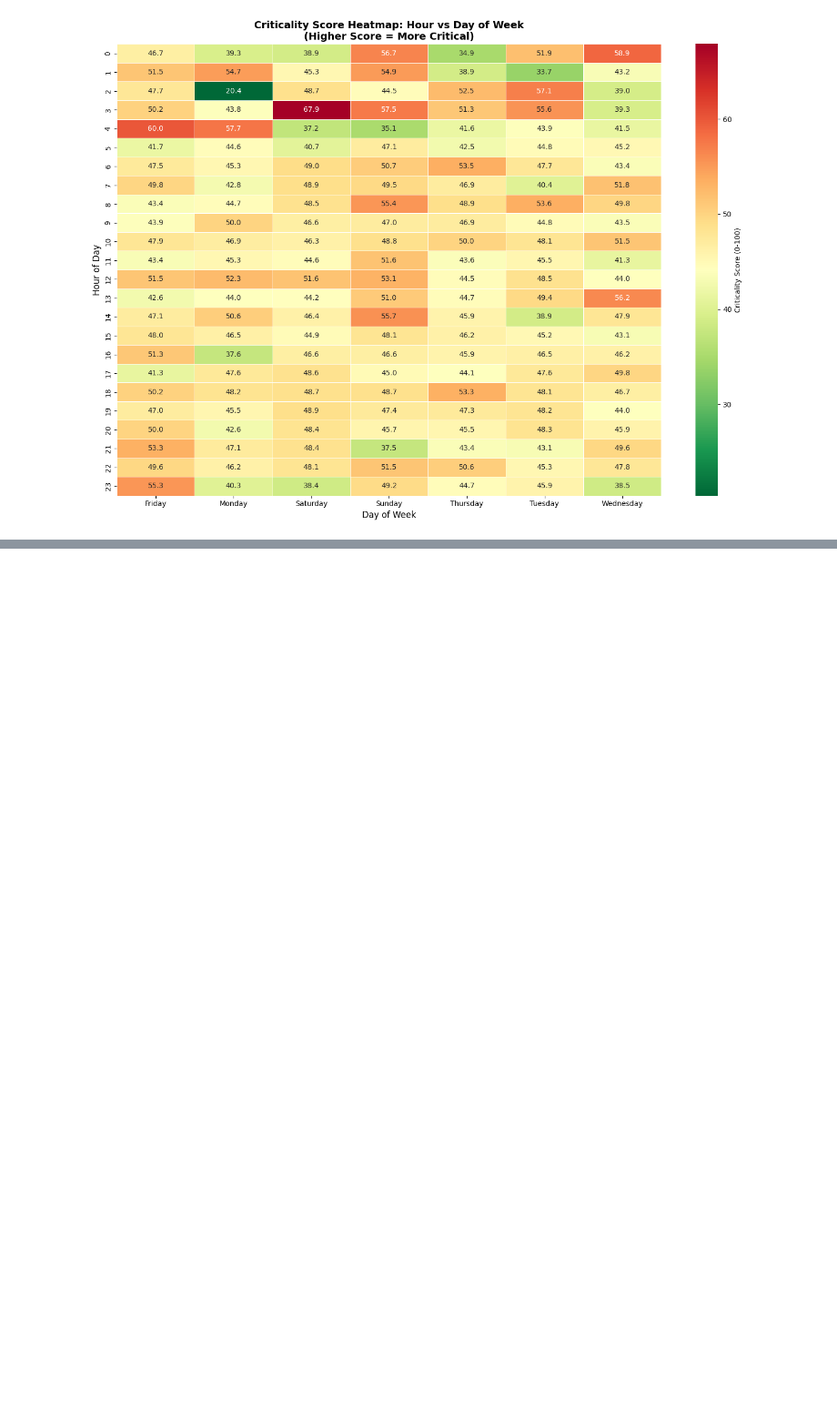
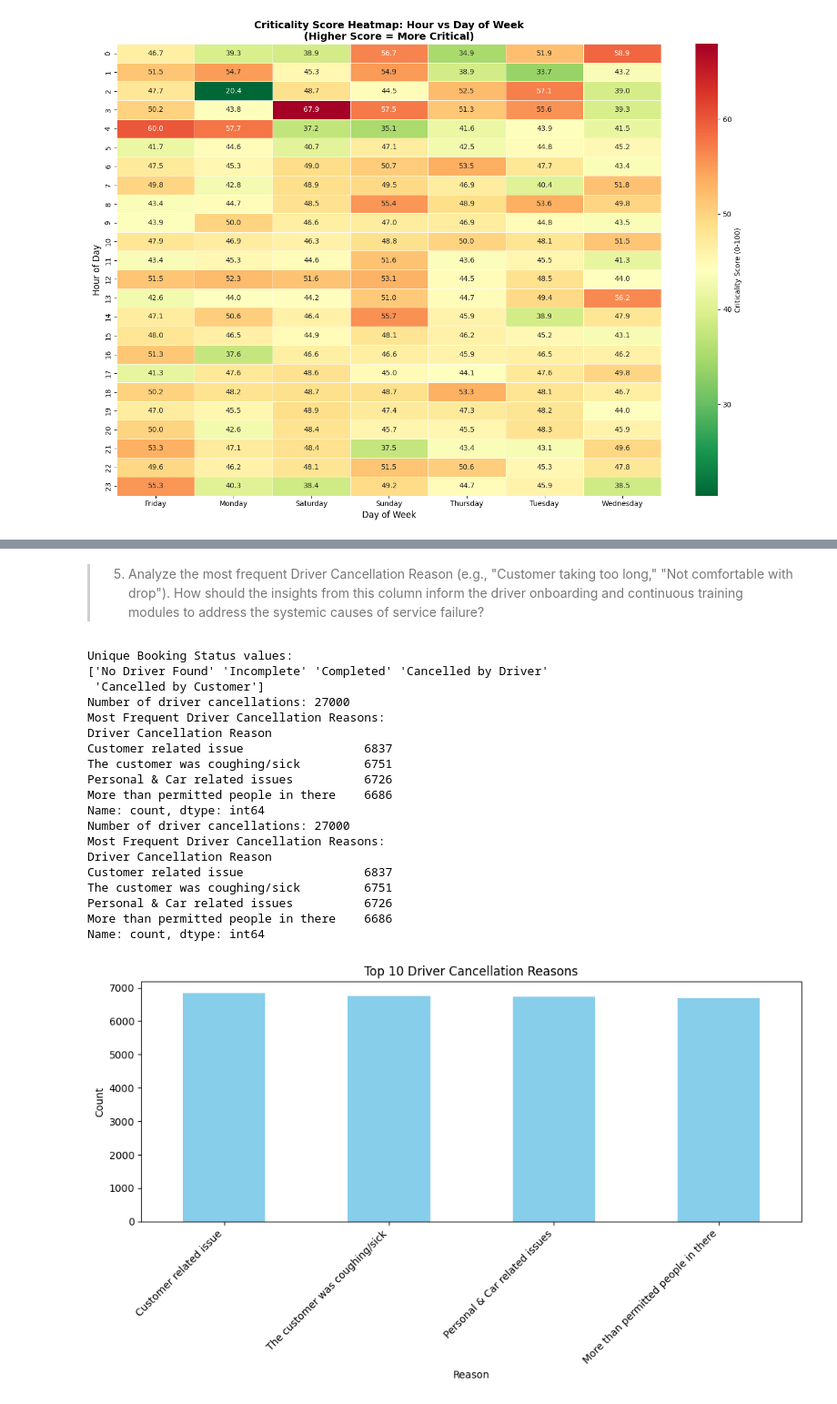
Before and after one commit to satya00089/ai-solutions-for-uber, a Jupyter notebook: ai-solutions-for-uber.ipynb, the cells around one changed output, grey strips where cells are left out. Shown at 91% size. Cells and saved outputs as stored; diff of their text form; code cells hidden in the pictures; blank space fills up the shorter version.

Commit message:
enhancements.

```diff
--- a/ai-solutions-for-uber.ipynb
+++ b/ai-solutions-for-uber.ipynb
@@ -918,0 +594,78 @@ KeyError: 'Predictive_Surge'
+# %% [markdown]
+> 5. Analyze the most frequent Driver Cancellation Reason (e.g., "Customer taking too long," "Not comfortable with drop"). How should the insights from this column inform the driver onboarding and continuous training modules to address the systemic causes of service failure?
+# %%
+# Filter for driver cancellations
+print("Unique Booking Status values:")
+print(df['Booking Status'].unique())
+
+driver_cancellations = df[df['Booking Status'] == 'Cancelled by Driver']
+
+print(f"Number of driver cancellations: {len(driver_cancellations)}")
+
+# Check if 'Driver Cancellation Reason' column exists
+if 'Driver Cancellation Reason' in df.columns:
+    # Get value counts
+    reason_counts = driver_cancellations['Driver Cancellation Reason'].value_counts()
+    print("Most Frequent Driver Cancellation Reasons:")
+    print(reason_counts.head(10))  # Top 10 reasons
+
+    if not reason_counts.empty:
+        # Plot
+        plt.figure(figsize=(10, 6))
+        reason_counts.head(10).plot(kind='bar', color='skyblue')
+        plt.title('Top 10 Driver Cancellation Reasons')
+        plt.xlabel('Reason')
+        plt.ylabel('Count')
+        plt.xticks(rotation=45, ha='right')
+        plt.tight_layout()
+        plt.show()
+
+        # Insights for onboarding and training
+        print("\nInsights for Driver Onboarding and Continuous Training:")
+        top_reasons = reason_counts.head(5).index.tolist()
+
+        if "Customer related issue" in top_reasons:
+            print("- 'Customer related issue': Enhance customer service training. Include modules on communication skills, handling complaints, and de-escalation techniques to improve rider-driver interactions.")
+
+        if "The customer was coughing/sick" in top_reasons:
+            print("- 'The customer was coughing/sick': Provide health and safety training. Onboard with protocols for handling sick passengers, use of PPE, and when it's appropriate to cancel for health concerns. Emphasize empathy and platform guidelines.")
+
+        if "Personal & Car related issues" in top_reasons:
+            print("- 'Personal & Car related issues': Include vehicle maintenance and personal preparedness training. Teach pre-ride checklists, emergency procedures, and time management to minimize personal conflicts.")
+
+        if "More than permitted people in there" in top_reasons:
+            print("- 'More than permitted people in there': Train on capacity and safety regulations. Onboard with vehicle capacity limits, passenger verification, and safety protocols to prevent overloading.")
+
+        if "Traffic congestion" in top_reasons:
+            print("- 'Traffic congestion': Train on navigation apps, alternative routes, and real-time traffic updates. Encourage proactive communication with customers.")
+
+        print("\nGeneral Recommendations:")
+        print("- Implement mandatory onboarding modules covering top cancellation reasons.")
+        print("- Use continuous training via app notifications or webinars to reinforce best practices.")
+        print("- Track cancellation rates post-training to measure effectiveness.")
+        print("- Incentivize low cancellation rates to motivate drivers.")
+    else:
+        print("No driver cancellation reasons found.")
+else:
+    print("Column 'Driver Cancellation Reason' not found in the dataset.")
+# %% [output]
+Unique Booking Status values:
+['No Driver Found' 'Incomplete' 'Completed' 'Cancelled by Driver'
+ 'Cancelled by Customer']
+Number of driver cancellations: 27000
+Most Frequent Driver Cancellation Reasons:
+Driver Cancellation Reason
+Customer related issue                 6837
+The customer was coughing/sick         6751
+Personal & Car related issues          6726
+More than permitted people in there    6686
+Name: count, dtype: int64
+Number of driver cancellations: 27000
+Most Frequent Driver Cancellation Reasons:
+Driver Cancellation Reason
+Customer related issue                 6837
+The customer was coughing/sick         6751
+Personal & Car related issues          6726
+More than permitted people in there    6686
+Name: count, dtype: int64
+[figure, added]
```
Also changed, not shown: parts of 21 cells of this notebook, 2 other files.
